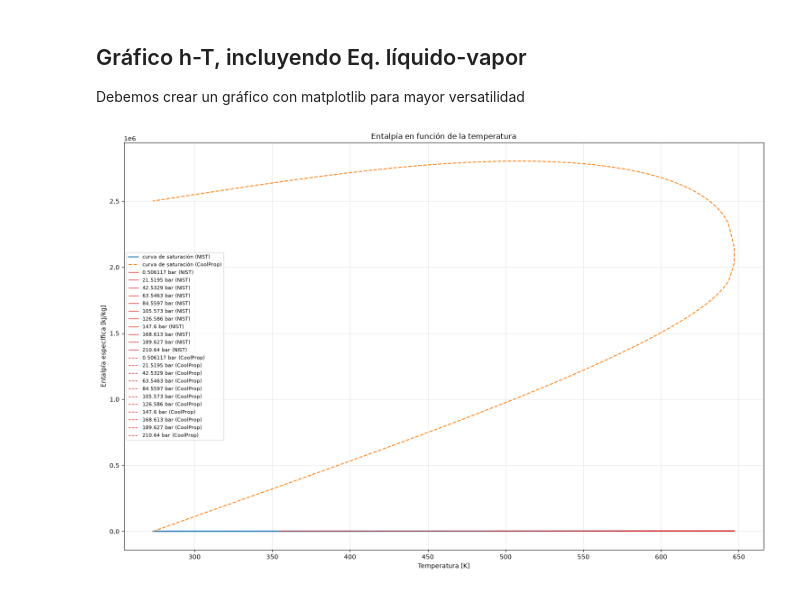
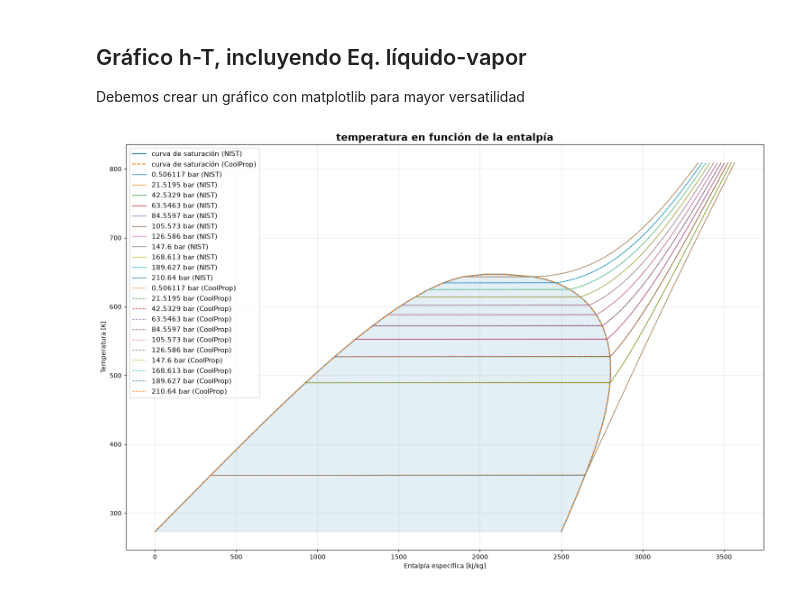
Before and after one commit to cd-luzi/thermo-pkg-nist-compare, a Jupyter notebook: examples/ejemplo_principal01.ipynb, the cells around one changed output. Saved outputs shown, nothing was run; the diff lists cells and outputs as text; code cells hidden in the pictures.

```diff
--- a/examples/ejemplo_principal01.ipynb
+++ b/examples/ejemplo_principal01.ipynb
@@ -54,6 +44,8 @@ num_pointsT = 101
 deltaT = (Tmax-Tmin)/num_pointsT
 
 P_iso_graf = np.linspace(Pmin+0.5,Pmax-10,num_pointsP)
+Tmax_iso_graf = 1.25*T_crit
+num_pointsT_iso_graf = 5*num_pointsT
 # %% [output]
 listado de unidades disponibles
 TUnit: ('K', 'ºC', 'ºF', 'R')
@@ -105,14 +97,14 @@ datos_vsc_web = []
 T_sat_interp = np.interp(P_iso_graf, tabla_vap["P"], tabla_liq["T"])
 
 for Tini, P_iso in zip(T_sat_interp, P_iso_graf):
-    dT = (Tmax - Tini) / num_pointsT
+    dT = (Tmax_iso_graf - Tini) / num_pointsT_iso_graf
 
     datos_vsc_web.append(
         busqueda_web_nist(
             tipo_busq="IsoBar",
             iso_value=P_iso,
             rg_min=Tini,
-            rg_max=T_crit,
+            rg_max=Tmax_iso_graf,
             rg_interval=dT,
             unidades={
                 "PUnit": "bar",
@@ -128,8 +120,12 @@ for Tini, P_iso in zip(T_sat_interp, P_iso_graf):
 # Con s.english = "water", CoolProp utilizará IAWPS95
 T_sat_cp_simple = CP.PropsSI("T", "P", tabla_vap["P"]*1e5 , "Q", 1, s.english)
 
-hL_sat_cp = CP.PropsSI("Hmass", "P", tabla_vap["P"]*1e5 , "Q", 0, s.english)
-hv_sat_cp = CP.PropsSI("Hmass", "P", tabla_vap["P"]*1e5 , "Q", 1, s.english)
+hL_sat_cp = CP.PropsSI(
+    "Hmass", "P", tabla_vap["P"]*1e5 , "Q", 0, s.english
+    )/1000 # kJ/kg
+hv_sat_cp = CP.PropsSI(
+    "Hmass", "P", tabla_vap["P"]*1e5 , "Q", 1, s.english
+    )/1000 # kJ/kg
 
 # Extractamos específicamente los datos de T_sat, hv_sat y hL_sat y construímos
 # un solo juego de datos representando la "campana"
@@ -148,8 +144,8 @@ datos_vsc_cp = []
 T_sat_interp = np.interp(P_iso_graf, tabla_vap["P"], T_sat_cp_simple)
 
 for Tini, P_iso in zip(T_sat_interp, P_iso_graf*1e5):
-    T = np.linspace(Tini, Tmax, num_pointsT)
-    P = np.ones((num_pointsT, 1))*P_iso
+    T = np.linspace(Tini, Tmax_iso_graf, num_pointsT_iso_graf)
+    P = np.ones((num_pointsT_iso_graf, 1))*P_iso
     h_cp = CP.PropsSI("Hmass", "P", P_iso, "T", T, s.english)/1000  # kJ/kg
 
     tabla_array = np.column_stack((T, P/1e5, h_cp))
@@ -212,48 +220,49 @@ fig, ax = plt.subplots(figsize=(15, 10))
 
 # Ordenar por temperatura para que las líneas y el relleno sigan la curva.
 ax.plot(
-    T_sat_web, h_sat_web, label="curva de saturación (NIST)", color="tab:blue"
+    h_sat_web, T_sat_web, label="curva de saturación (NIST)", color="tab:blue"
     )
-ax.fill_between(
-    tabla_liq["T"],
-    tabla_liq["h"],
-    tabla_vap["h"],
+
+ax.fill_betweenx(
+    y=tabla_liq["T"],
+    x1=tabla_liq["h"],
+    x2=tabla_vap["h"],
     color="tab:blue",
     alpha=0.12
     )
 
 ax.plot(
-    T_sat_cp, h_sat_cp,
+    h_sat_cp, T_sat_cp,
     "--", label="curva de saturación (CoolProp)", color="tab:orange",
 )
 
 # Isobaras de vapor sobrecalentado (NIST)
 for isobara in datos_vsc_web:
     ax.plot(
+        isobara["h"],
         isobara["T"],
-        isobara["h"],
         linewidth=1,
-        color="tab:red",
         label=f"{isobara["P"][0]:g} bar (NIST)",
     )
 
 # Isobaras de vapor sobrecalentado (CoolProp)
 for isobara in datos_vsc_cp:
     ax.plot(
+        isobara["h"],
         isobara["T"],
-        isobara["h"],
         "--",
         linewidth=1,
-        color="tab:red",
         label=f"{isobara["P"][0]:g} bar (CoolProp)",
     )
 
-ax.set_xlabel("Temperatura [K]")
-ax.set_ylabel("Entalpía específica [kJ/kg]")
-ax.set_title("Entalpía en función de la temperatura")
+ax.set_xlabel("Entalpía específica [kJ/kg]")
+ax.set_ylabel("Temperatura [K]")
+ax.set_title(
+    "temperatura en función de la entalpía",fontsize=16,fontweight="bold"
+    )
 ax.grid(True, alpha=0.3)
-ax.legend(fontsize=8)
+ax.legend(fontsize=11)
 fig.tight_layout()
 plt.show()
 # %% [output]
-[figure, old version]
+[figure, new version]
```
Also changed, not shown: parts of 6 cells of this notebook, 1 other file.
